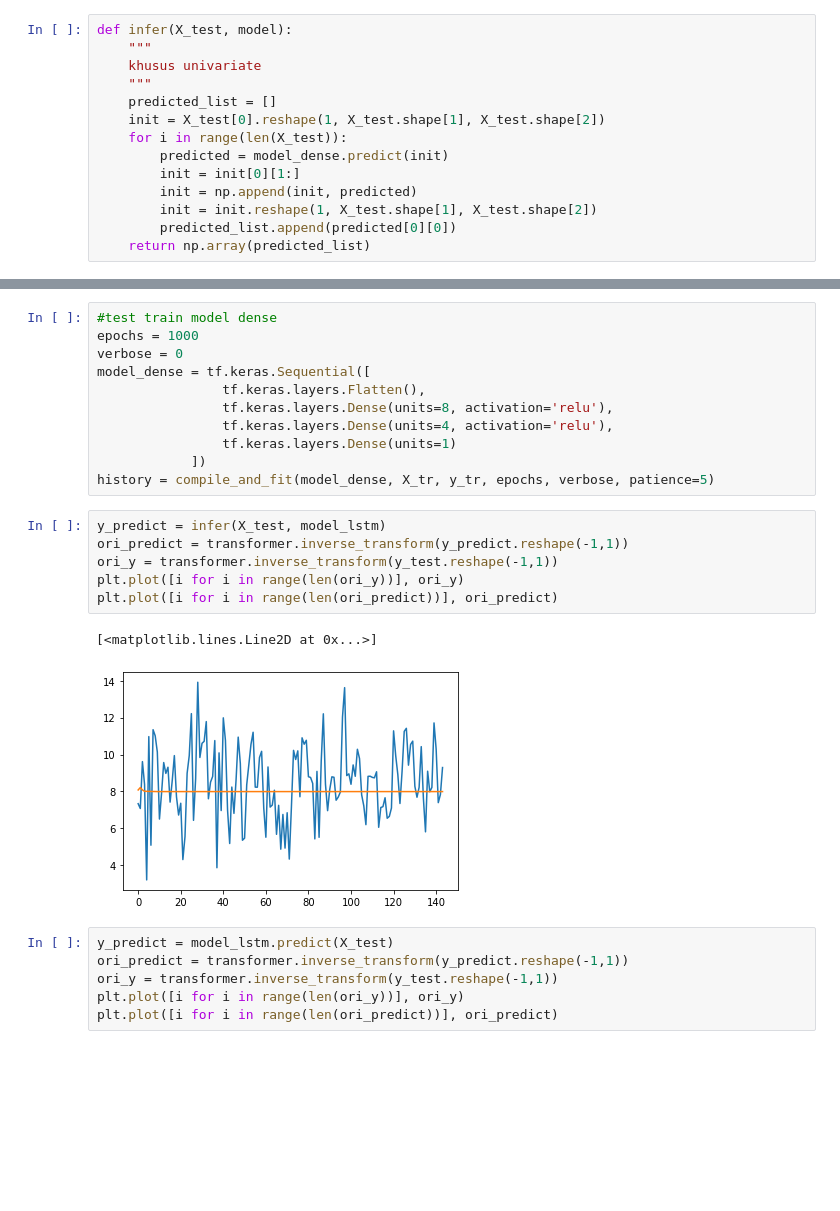
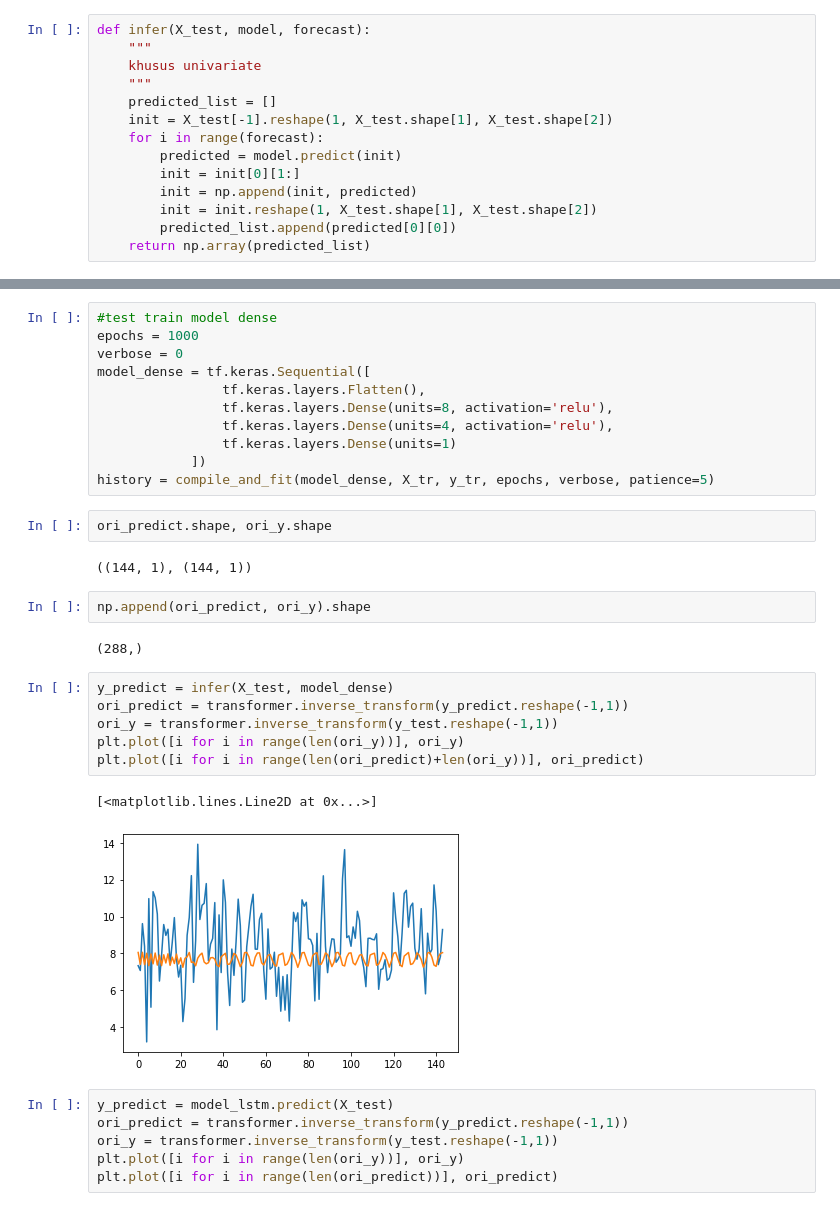
Before and after one commit to DanendraAHP/throughput_prediction_using_dl_and_ml, a Jupyter notebook: experiment/DL_experiment.ipynb, the cells around one changed output, grey strips where cells are left out. Drawn from its saved outputs; the diff is of its cells as text; blank space fills up the shorter version.

```diff
--- a/experiment/DL_experiment.ipynb
+++ b/experiment/DL_experiment.ipynb
@@ -201,14 +195,14 @@ def compile_and_fit(model, X_tr, y_tr, epochs, verbose, patience=5):
                       callbacks=[early_stopping],verbose=verbose)
     return history
 # %%
-def infer(X_test, model):
+def infer(X_test, model, forecast):
     """
     khusus univariate
     """
     predicted_list = []
-    init = X_test[0].reshape(1, X_test.shape[1], X_test.shape[2])
-    for i in range(len(X_test)):
-        predicted = model_dense.predict(init)
+    init = X_test[-1].reshape(1, X_test.shape[1], X_test.shape[2])
+    for i in range(forecast):
+        predicted = model.predict(init)
         init = init[0][1:]
         init = np.append(init, predicted)
         init = init.reshape(1, X_test.shape[1], X_test.shape[2])
@@ -310,15 +317,23 @@ model_dense = tf.keras.Sequential([
                 tf.keras.layers.Dense(units=1)
             ])
 history = compile_and_fit(model_dense, X_tr, y_tr, epochs, verbose, patience=5)
+# %%
+ori_predict.shape, ori_y.shape
+# %% [output]
+((144, 1), (144, 1))
+# %%
+np.append(ori_predict, ori_y).shape
+# %% [output]
+(288,)
 # %%
-y_predict = infer(X_test, model_lstm)
+y_predict = infer(X_test, model_dense)
 ori_predict = transformer.inverse_transform(y_predict.reshape(-1,1))
 ori_y = transformer.inverse_transform(y_test.reshape(-1,1))
 plt.plot([i for i in range(len(ori_y))], ori_y)
-plt.plot([i for i in range(len(ori_predict))], ori_predict)
+plt.plot([i for i in range(len(ori_predict)+len(ori_y))], ori_predict)
 # %% [output]
 [<matplotlib.lines.Line2D at 0x...>]
-[figure, old version]
+[figure, new version]
 # %%
 y_predict = model_lstm.predict(X_test)
 ori_predict = transformer.inverse_transform(y_predict.reshape(-1,1))
```
Also changed, not shown: parts of 4 cells of this notebook, 37 other files.
